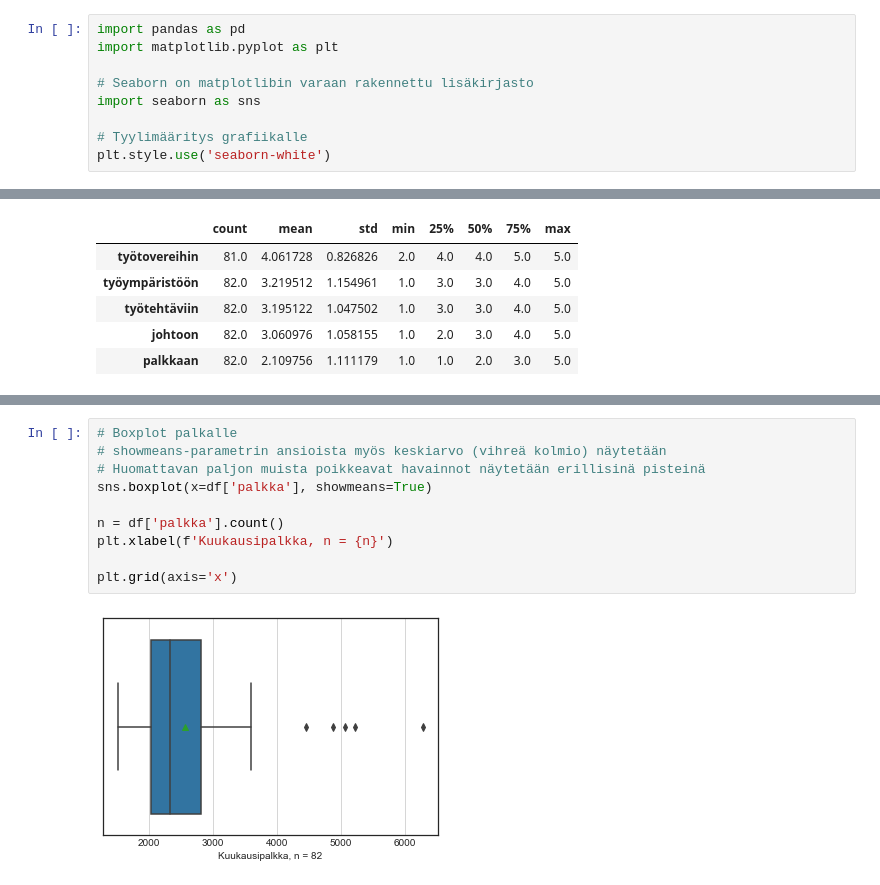
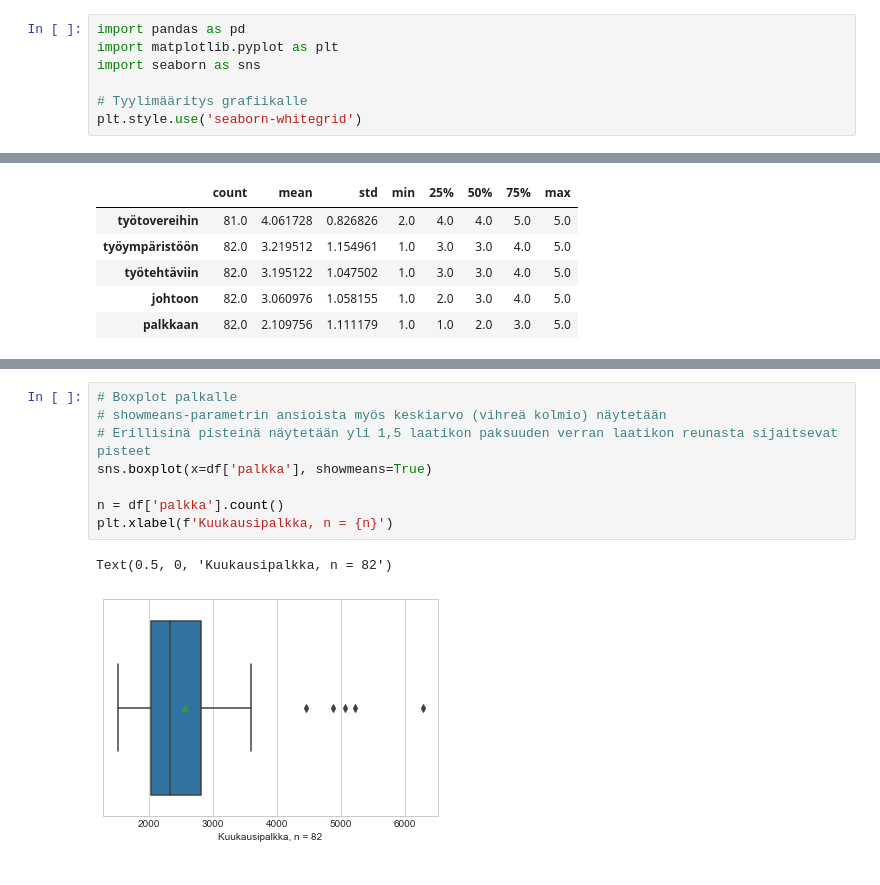
Before and after one commit to taanila/kuvaileva, a Jupyter notebook: tunnuslukuja.ipynb, the cells around one changed output, grey strips where cells are left out. Drawn from its saved outputs; the diff is of its cells as text.

```diff
--- a/tunnuslukuja.ipynb
+++ b/tunnuslukuja.ipynb
@@ -15,12 +15,10 @@ Määrällisille muuttujille kannattaa laskea
 # %%
 import pandas as pd
 import matplotlib.pyplot as plt
-
-# Seaborn on matplotlibin varaan rakennettu lisäkirjasto
 import seaborn as sns
 
 # Tyylimääritys grafiikalle
-plt.style.use('seaborn-white')
+plt.style.use('seaborn-whitegrid')
 # %%
 df = pd.read_excel('https://taanila.fi/data1.xlsx')
 df
@@ -167,15 +149,14 @@ plt.xlim(1, 5)
 # %%
 # Boxplot palkalle
 # showmeans-parametrin ansioista myös keskiarvo (vihreä kolmio) näytetään
-# Huomattavan paljon muista poikkeavat havainnot näytetään erillisinä pisteinä
+# Erillisinä pisteinä näytetään yli 1,5 laatikon paksuuden verran laatikon reunasta sijaitsevat pisteet
 sns.boxplot(x=df['palkka'], showmeans=True)
 
 n = df['palkka'].count()
 plt.xlabel(f'Kuukausipalkka, n = {n}')
-
-plt.grid(axis='x')
 # %% [output]
+Text(0.5, 0, 'Kuukausipalkka, n = 82')
-[figure, old version]
+[figure, new version]
 # %%
 # Tyytyväisyyksien boxplot
 # data-parametria käyttämällä saan useita muuttujia samaan boxplottiin
```
Also changed, not shown: parts of 7 cells of this notebook.
